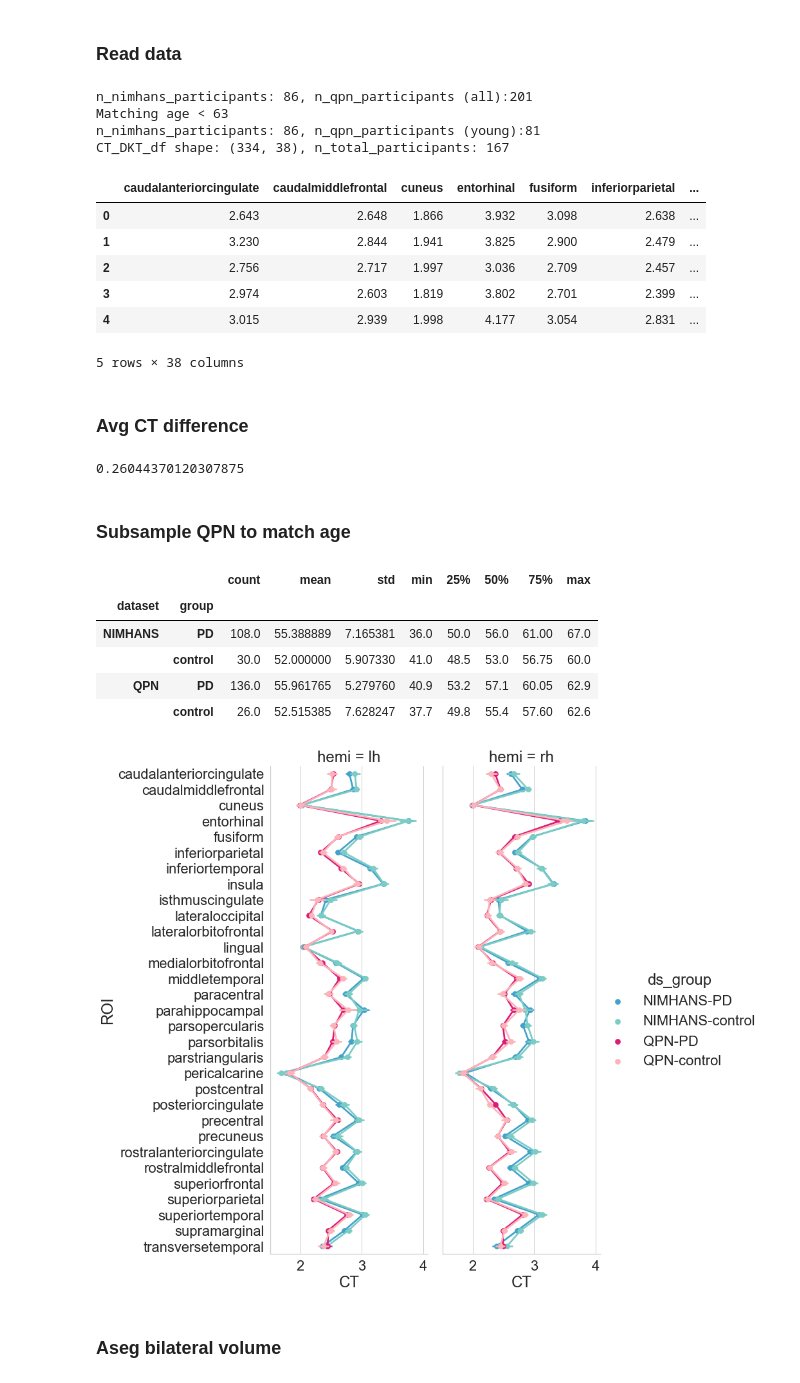
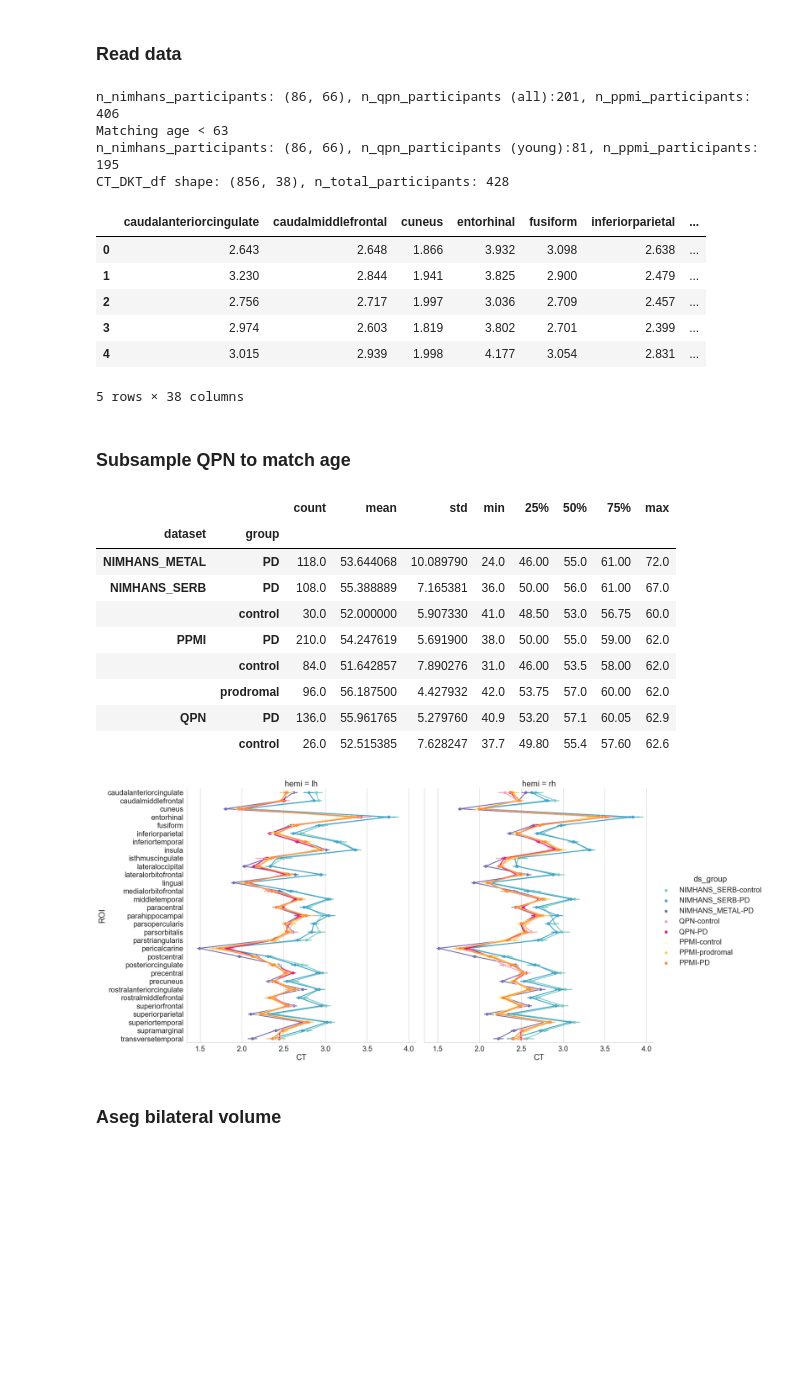
Before and after one commit to neurodatascience/mr_proc-nimhans_serb, a Jupyter notebook: analysis/CT/notebooks/population_comparisons.ipynb, the cells around one changed output. Cells and saved outputs as stored; diff of their text form; code cells hidden in the pictures; blank space fills up the shorter version.

```diff
--- a/analysis/CT/notebooks/population_comparisons.ipynb
+++ b/analysis/CT/notebooks/population_comparisons.ipynb
@@ -46,32 +57,47 @@ sns.palplot(palette)
 match_age = True
 age_thresh = 63
 # %%
-nimhans_CT_DKT_df = pd.read_csv(f"{nimhans_agg_data_dir}{CT_DKT_csv}").drop(columns=["Unnamed: 0"])
-nimhans_CT_DKT_df["dataset"] = "NIMHANS"
-n_nimhans_participants = len(nimhans_CT_DKT_df["participant_id"].unique())
+# NIMHANS (SERB + METAL)
+nimhans_serb_CT_DKT_df = pd.read_csv(f"{nimhans_serb_agg_data_dir}{CT_DKT_csv}").drop(columns=["Unnamed: 0"])
+nimhans_serb_CT_DKT_df["dataset"] = "NIMHANS_SERB"
+n_nimhans_serb_participants = len(nimhans_serb_CT_DKT_df["participant_id"].unique())
 
+nimhans_metal_CT_DKT_df = pd.read_csv(f"{nimhans_metal_agg_data_dir}{CT_DKT_csv}").drop(columns=["Unnamed: 0"])
+nimhans_metal_CT_DKT_df["dataset"] = "NIMHANS_METAL"
+n_nimhans_metal_participants = len(nimhans_metal_CT_DKT_df["participant_id"].unique())
+
+# QPN
 qpn_CT_DKT_df = pd.read_csv(f"{qpn_agg_data_dir}{CT_DKT_csv}").drop(columns=["Unnamed: 0"])
 qpn_CT_DKT_df["dataset"] = "QPN"
+n_qpn_participants = len(qpn_CT_DKT_df["participant_id"].unique())
 
-n_qpn_participants = len(qpn_CT_DKT_df["participant_id"].unique())
-print(f"n_nimhans_participants: {n_nimhans_participants}, n_qpn_participants (all):{n_qpn_participants}")
+# PPMI
+ppmi_CT_DKT_df = pd.read_csv(f"{ppmi_agg_data_dir}{CT_DKT_csv}").drop(columns=["Unnamed: 0"])
+ppmi_CT_DKT_df["dataset"] = "PPMI"
+n_ppmi_participants = len(ppmi_CT_DKT_df["participant_id"].unique())
+
+print(f"n_nimhans_participants: {(n_nimhans_serb_participants, n_nimhans_metal_participants)}, n_qpn_participants (all):{n_qpn_participants}, n_ppmi_participants: {n_ppmi_participants}")
 
 if match_age:
     print(f"Matching age < {age_thresh}")
     qpn_CT_DKT_df = qpn_CT_DKT_df[qpn_CT_DKT_df["age"]<age_thresh]
+    ppmi_CT_DKT_df = ppmi_CT_DKT_df[ppmi_CT_DKT_df["age"]<age_thresh]
+
     n_qpn_participants = len(qpn_CT_DKT_df["participant_id"].unique())
-    print(f"n_nimhans_participants: {n_nimhans_participants}, n_qpn_participants (young):{n_qpn_participants}")
+    n_ppmi_participants = len(ppmi_CT_DKT_df["participant_id"].unique())
+
+    print(f"n_nimhans_participants: {(n_nimhans_serb_participants, n_nimhans_metal_participants)}, n_qpn_participants (young):{n_qpn_participants}, n_ppmi_participants: {n_ppmi_participants}")
 
 # Concat
-CT_DKT_df = pd.concat([nimhans_CT_DKT_df, qpn_CT_DKT_df], axis=0)
+CT_DKT_df = pd.concat([nimhans_serb_CT_DKT_df, nimhans_metal_CT_DKT_df, qpn_CT_DKT_df, ppmi_CT_DKT_df], axis=0)
 CT_DKT_df["ds_group"] = CT_DKT_df["dataset"] + "-" + CT_DKT_df["group"]
 print(f"CT_DKT_df shape: {CT_DKT_df.shape}, n_total_participants: {len(CT_DKT_df['participant_id'].unique())}")
 CT_DKT_df.head()
 # %% [output]
-n_nimhans_participants: 86, n_qpn_participants (all):201
+n_nimhans_participants: (86, 66), n_qpn_participants (all):201, n_ppmi_participants: 406
 Matching age < 63
-n_nimhans_participants: 86, n_qpn_participants (young):81
-CT_DKT_df shape: (334, 38), n_total_participants: 167
+n_nimhans_participants: (86, 66), n_qpn_participants (young):81, n_ppmi_participants: 195
+CT_DKT_df shape: (856, 38), n_total_participants: 428
 |  | caudalanteriorcingulate | caudalmiddlefrontal | cuneus | entorhinal | fusiform | inferiorparietal | ... |
 | 0 | 2.643 | 2.648 | 1.866 | 3.932 | 3.098 | 2.638 | ... |
 | 1 | 3.230 | 2.844 | 1.941 | 3.825 | 2.900 | 2.479 | ... |
@@ -79,13 +105,6 @@ CT_DKT_df shape: (334, 38), n_total_participants: 167
 | 3 | 2.974 | 2.603 | 1.819 | 3.802 | 2.701 | 2.399 | ... |
 | 4 | 3.015 | 2.939 | 1.998 | 4.177 | 3.054 | 2.831 | ... |
 5 rows × 38 columns
-# %% [markdown]
-### Avg CT difference
-# %%
-CT_diff = nimhans_CT_DKT_df.set_index(demo_cols).mean().values - qpn_CT_DKT_df.set_index(demo_cols).mean().values
-CT_diff.mean()
-# %% [output]
-0.26044370120307875
 # %% [markdown]
 ### Subsample QPN to match age
 # %%
@@ -93,30 +112,35 @@ CT_DKT_df.groupby(["dataset","group"])["age"].describe()
 # %% [output]
 |  |  | count | mean | std | min | 25% | 50% | 75% | max |
 | dataset | group |  |  |  |  |  |  |  |  |
-| NIMHANS | PD | 108.0 | 55.388889 | 7.165381 | 36.0 | 50.0 | 56.0 | 61.00 | 67.0 |
-|  | control | 30.0 | 52.000000 | 5.907330 | 41.0 | 48.5 | 53.0 | 56.75 | 60.0 |
-| QPN | PD | 136.0 | 55.961765 | 5.279760 | 40.9 | 53.2 | 57.1 | 60.05 | 62.9 |
-|  | control | 26.0 | 52.515385 | 7.628247 | 37.7 | 49.8 | 55.4 | 57.60 | 62.6 |
+| NIMHANS_METAL | PD | 118.0 | 53.644068 | 10.089790 | 24.0 | 46.00 | 55.0 | 61.00 | 72.0 |
+| NIMHANS_SERB | PD | 108.0 | 55.388889 | 7.165381 | 36.0 | 50.00 | 56.0 | 61.00 | 67.0 |
+|  | control | 30.0 | 52.000000 | 5.907330 | 41.0 | 48.50 | 53.0 | 56.75 | 60.0 |
+| PPMI | PD | 210.0 | 54.247619 | 5.691900 | 38.0 | 50.00 | 55.0 | 59.00 | 62.0 |
+|  | control | 84.0 | 51.642857 | 7.890276 | 31.0 | 46.00 | 53.5 | 58.00 | 62.0 |
+|  | prodromal | 96.0 | 56.187500 | 4.427932 | 42.0 | 53.75 | 57.0 | 60.00 | 62.0 |
+| QPN | PD | 136.0 | 55.961765 | 5.279760 | 40.9 | 53.20 | 57.1 | 60.05 | 62.9 |
+|  | control | 26.0 | 52.515385 | 7.628247 | 37.7 | 49.80 | 55.4 | 57.60 | 62.6 |
 # %%
 save_fig = False
 
 CT_DKT_df_melt = CT_DKT_df.melt(
     id_vars=demo_cols + ["ds_group"],
     var_name="ROI",
     value_name="CT")
 
 plot_df = CT_DKT_df_melt.copy()
 plot_df["ROI"] = plot_df["ROI"].astype(str)
 
 sns.set(font_scale=2)
 with sns.axes_style("whitegrid"):
-    g = sns.catplot(y="ROI",x="CT", hue="ds_group", col="hemi",kind="point",palette=palette, data=plot_df, aspect=0.5, height=12)
+    g = sns.catplot(y="ROI",x="CT", hue="ds_group", col="hemi",kind="point",palette=palette, hue_order=hue_order, legend=True,
+                    data=plot_df, aspect=1, height=12)
     # g.tick_params(axis='x', rotation=90, labelsize=14)
 
 if save_fig:
     g.savefig(f"{figs_dir}/DKT.png")
 # %% [output]
-[figure, old version]
+[figure, new version]
 # %% [markdown]
 ### Aseg bilateral volume
 # %%
```
Also changed, not shown: parts of 9 cells of this notebook, 2 other files.
